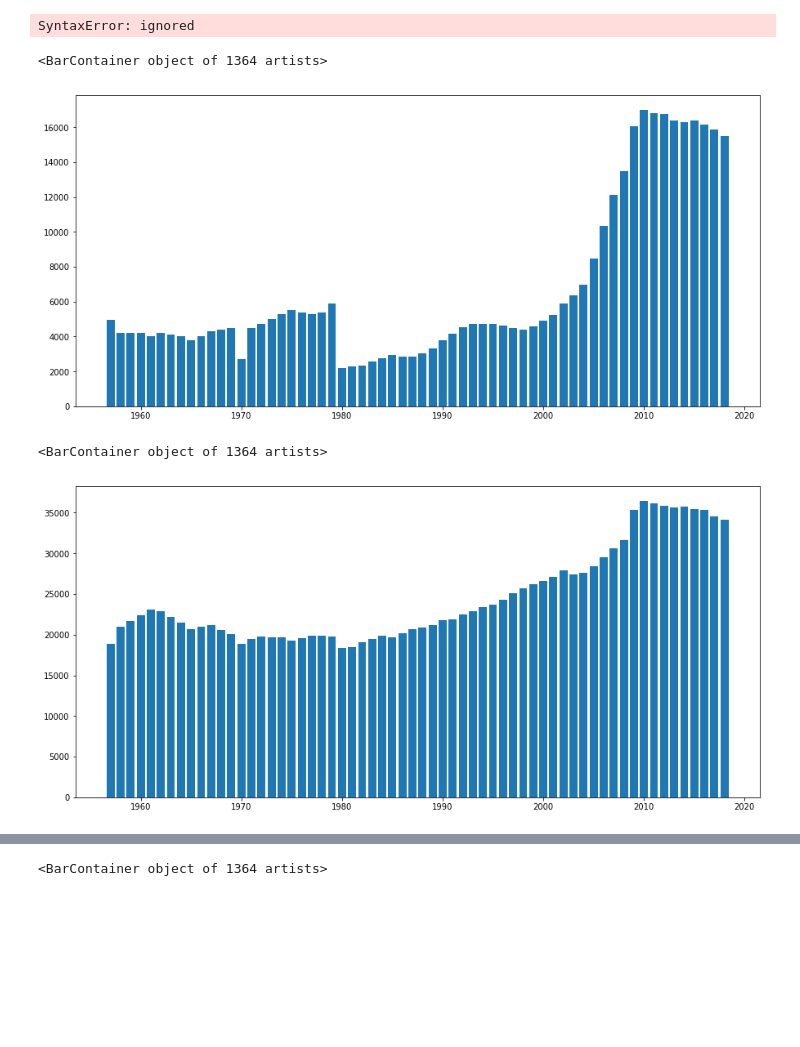
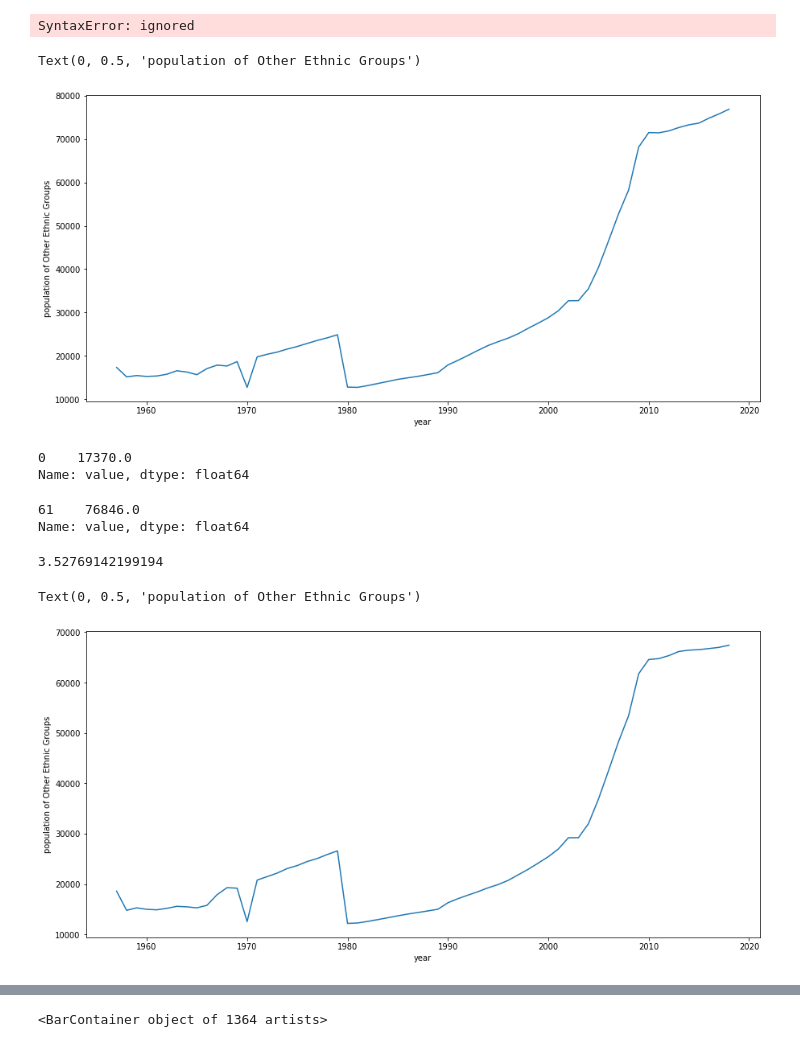
Before and after one commit to amit-kumar9766/Deep-learning.ai, a Jupyter notebook: Singapore.ipynb, the cells around one changed output, grey strips where cells are left out. Saved outputs shown, nothing was run; the diff lists cells and outputs as text; code cells hidden in the pictures; blank space fills up the shorter version.

```diff
--- a/Singapore.ipynb
+++ b/Singapore.ipynb
@@ -217,12 +229,41 @@ K=df[df['level_1']=='Total Male Indians']
 L=df[df['level_1']=='Total Female Malays']
 M=df[df['level_1']== 'Total Male Malays']
 N=df[df['level_1']== 'Total Female Chinese']
+# %%
+A=df.groupby(['level_1','year']).agg({'value':'sum'}).reset_index()
+# %%
+x=A['level_1'].unique()
+# %%
+b=[]
+import matplotlib.pyplot as plt
+for i  in x:
+  z=A[A['level_1']==i]
+  b.append(z)
+  #print(z)
 # %%
 import matplotlib.pyplot as plt
 plt.figure(figsize=(15,7))
-x=C['value']
-y=C['year']
-plt.bar(y,x)
+x=b[0]['value']
+y=b[0]['year']
+plt.plot(y,x)
+plt.xlabel('year')
+plt.ylabel('population of Other Ethnic Groups')
 # %% [output]
-<BarContainer object of 1364 artists>
+Text(0, 0.5, 'population of Other Ethnic Groups')
-[figure, old version]
+[figure, new version]
+# %%
+f=b[0]
+f[f['year']==1957]['value']
+# %% [output]
+0    17370.0
+Name: value, dtype: float64
+# %%
+f[f['year']==2018]['value']
+# %% [output]
+61    76846.0
+Name: value, dtype: float64
+# %%
+Growthrate=(78646.0-17370.0)/17370
+Growthrate
+# %% [output]
+3.52769142199194
@@ -229,12 +272,14 @@ plt.bar(y,x)
 # %%
 import matplotlib.pyplot as plt
 plt.figure(figsize=(15,7))
-x=D['value']
-y=C['year']
-plt.bar(y,x)
+x=b[1]['value']
+y=b[2]['year']
+plt.plot(y,x)
+plt.xlabel('year')
+plt.ylabel('population of Other Ethnic Groups')
 # %% [output]
-<BarContainer object of 1364 artists>
+Text(0, 0.5, 'population of Other Ethnic Groups')
-[figure, old version]
+[figure, new version]
 # %%
 import matplotlib.pyplot as plt
 plt.figure(figsize=(15,7))
```
Also changed, not shown: parts of 47 cells of this notebook.
